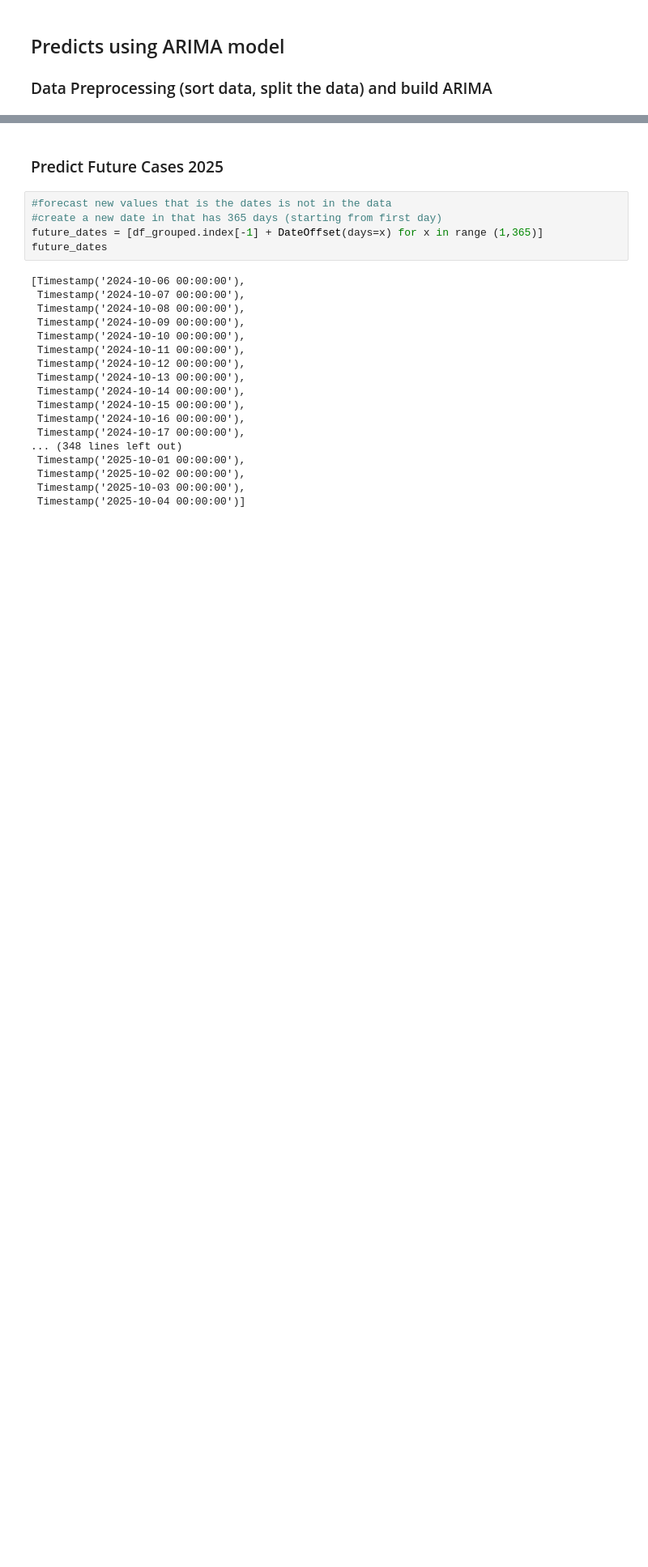
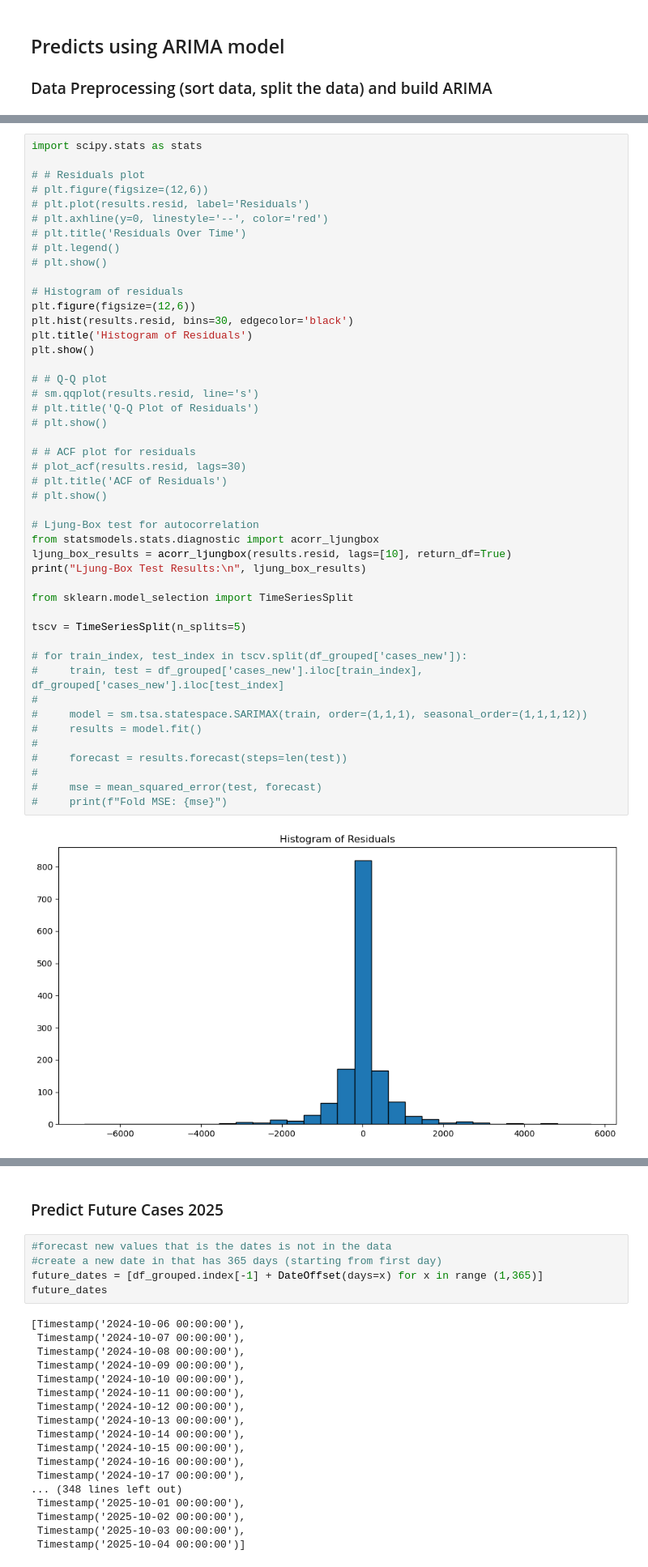
Before and after one commit to nursahiraa/fyp, a Jupyter notebook: dataSpell/fyp-master/notebooks/ARIMA.ipynb, the cells around one changed output, grey strips where cells are left out. Shown at 81% size. Cells and saved outputs as stored; diff of their text form; blank space fills up the shorter version.

```diff
--- a/dataSpell/fyp-master/notebooks/ARIMA.ipynb
+++ b/dataSpell/fyp-master/notebooks/ARIMA.ipynb
@@ -260,0 +283,48 @@ Scaled Root Mean Squared Error (RMSE): 0.02139881489629682
+# %%
+import scipy.stats as stats
+
+# # Residuals plot
+# plt.figure(figsize=(12,6))
+# plt.plot(results.resid, label='Residuals')
+# plt.axhline(y=0, linestyle='--', color='red')
+# plt.title('Residuals Over Time')
+# plt.legend()
+# plt.show()
+
+# Histogram of residuals
+plt.figure(figsize=(12,6))
+plt.hist(results.resid, bins=30, edgecolor='black')
+plt.title('Histogram of Residuals')
+plt.show()
+
+# # Q-Q plot
+# sm.qqplot(results.resid, line='s')
+# plt.title('Q-Q Plot of Residuals')
+# plt.show()
+
+# # ACF plot for residuals
+# plot_acf(results.resid, lags=30)
+# plt.title('ACF of Residuals')
+# plt.show()
+
+# Ljung-Box test for autocorrelation
+from statsmodels.stats.diagnostic import acorr_ljungbox
+ljung_box_results = acorr_ljungbox(results.resid, lags=[10], return_df=True)
+print("Ljung-Box Test Results:\n", ljung_box_results)
+
+from sklearn.model_selection import TimeSeriesSplit
+
+tscv = TimeSeriesSplit(n_splits=5)
+
+# for train_index, test_index in tscv.split(df_grouped['cases_new']):
+#     train, test = df_grouped['cases_new'].iloc[train_index], df_grouped['cases_new'].iloc[test_index]
+#
+#     model = sm.tsa.statespace.SARIMAX(train, order=(1,1,1), seasonal_order=(1,1,1,12))
+#     results = model.fit()
+#
+#     forecast = results.forecast(steps=len(test))
+#
+#     mse = mean_squared_error(test, forecast)
+#     print(f"Fold MSE: {mse}")
+# %% [output]
+[figure, added]
```
Also changed, not shown: parts of 4 cells of this notebook, 8 other files.
